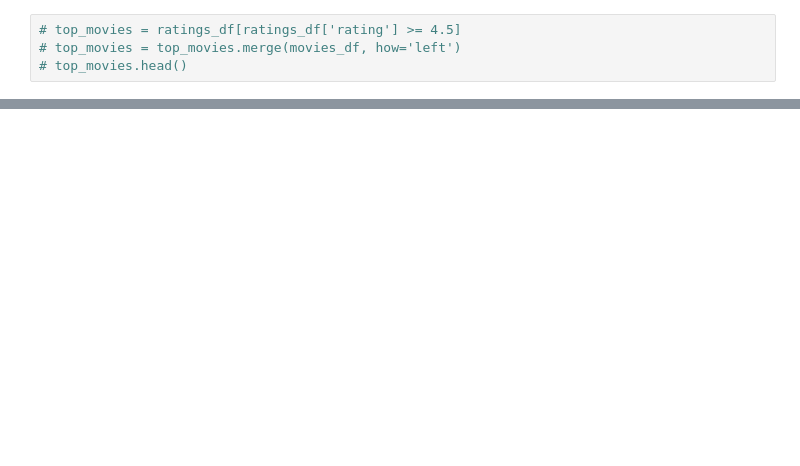
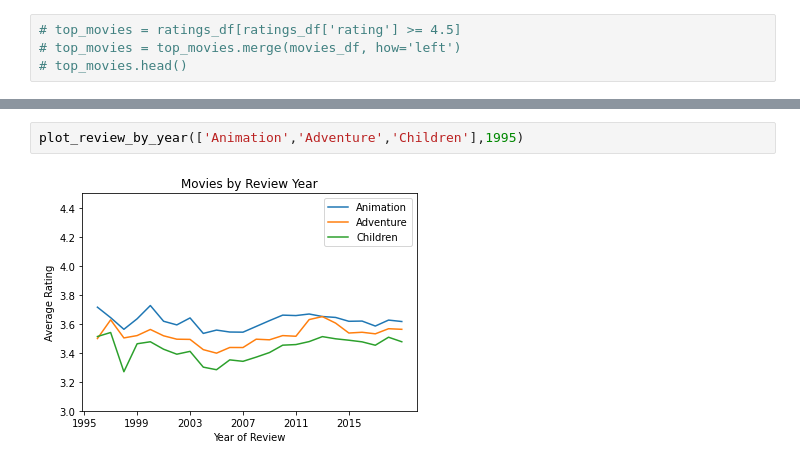
Before and after one commit to blancacarretero/movie-recommendation-engine, a Jupyter notebook: main.ipynb, the cells around one changed output, grey strips where cells are left out. Drawn from its saved outputs; the diff is of its cells as text; blank space fills up the shorter version.

```diff
--- a/main.ipynb
+++ b/main.ipynb
@@ -348,0 +474,4 @@ for genre in top_genres:
+# %%
+plot_review_by_year(['Animation','Adventure','Children'],1995)
+# %% [output]
+[figure, added]
```
Also changed, not shown: parts of 21 cells of this notebook.
